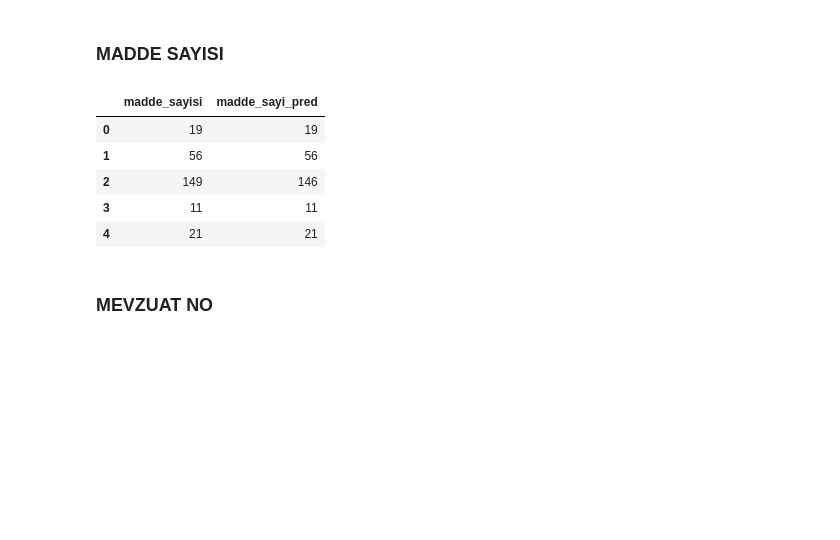
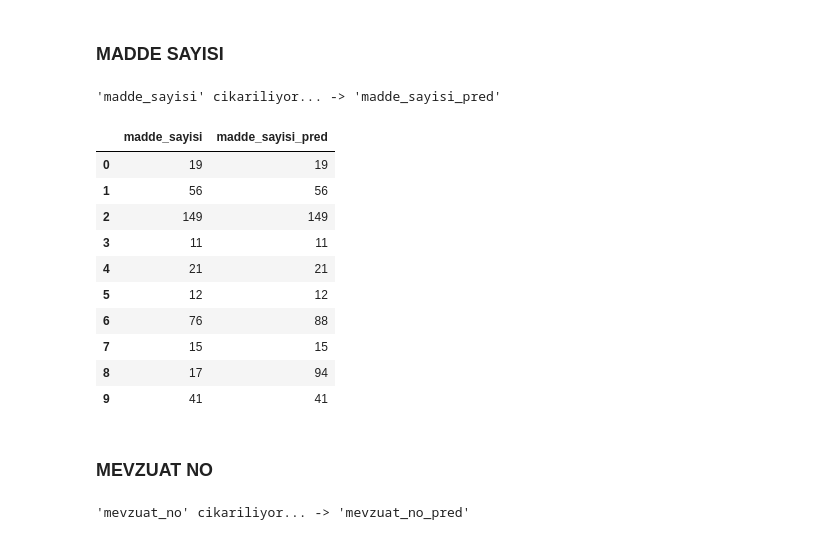
Before and after one commit to L2-Regulasyon/Teknofest2022, a Jupyter notebook: notebook/teknofest_anil.ipynb, the cells around one changed output. Saved outputs shown, nothing was run; the diff lists cells and outputs as text; code cells hidden in the pictures; blank space fills up the shorter version.

Commit message:
- Added feature extractor parent and child classes

```diff
--- a/notebook/teknofest_anil.ipynb
+++ b/notebook/teknofest_anil.ipynb
@@ -129,11 +100,20 @@ for idx in madde_sayisi_df.index:
+# %%
+madde_sayisi_extractor.extract(df)
+# %% [output]
+'madde_sayisi' cikariliyor... -> 'madde_sayisi_pred'
 # %%
-madde_sayisi_df[~madde_sayisi_df.madde_sayisi.isna()][["madde_sayisi", "madde_sayi_pred"]][:5]
+df[~df.madde_sayisi.isna()][["madde_sayisi", "madde_sayisi_pred"]][:10]
 # %% [output]
-|  | madde_sayisi | madde_sayi_pred |
+|  | madde_sayisi | madde_sayisi_pred |
 | 0 | 19 | 19 |
 | 1 | 56 | 56 |
-| 2 | 149 | 146 |
+| 2 | 149 | 149 |
 | 3 | 11 | 11 |
 | 4 | 21 | 21 |
+| 5 | 12 | 12 |
+| 6 | 76 | 88 |
+| 7 | 15 | 15 |
+| 8 | 17 | 94 |
+| 9 | 41 | 41 |
 # %% [markdown]
 ### MEVZUAT NO
@@ -142,0 +122,4 @@ mevzuat_no_df = df[df.kategori.isin(mevzuat_no_cols)]
+# %%
+mevzuat_no_extractor.extract(df)
+# %% [output]
+'mevzuat_no' cikariliyor... -> 'mevzuat_no_pred'
```
Also changed, not shown: parts of 19 cells of this notebook, 1 other file.
